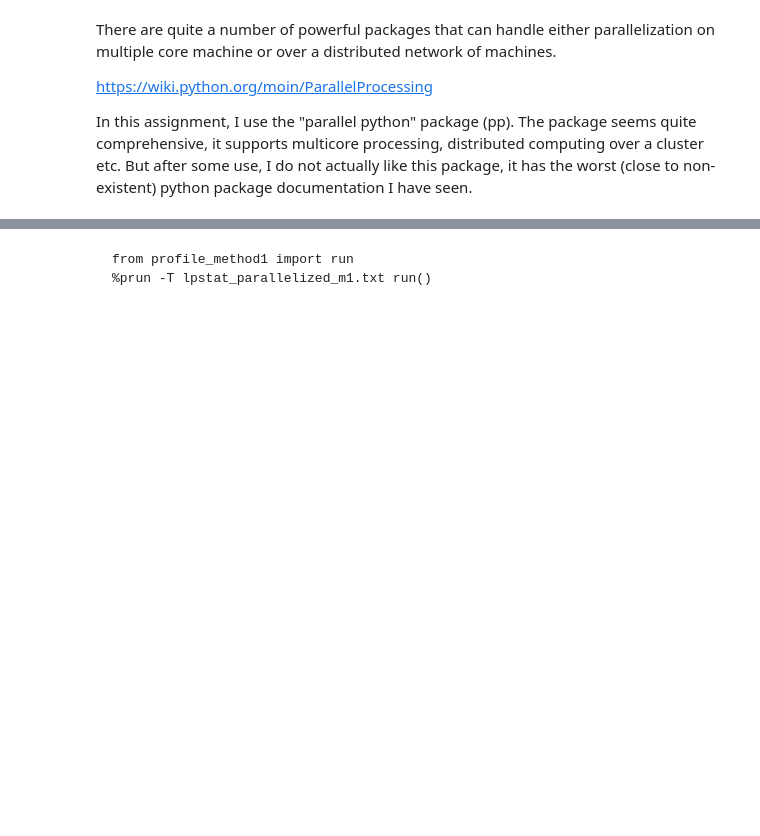
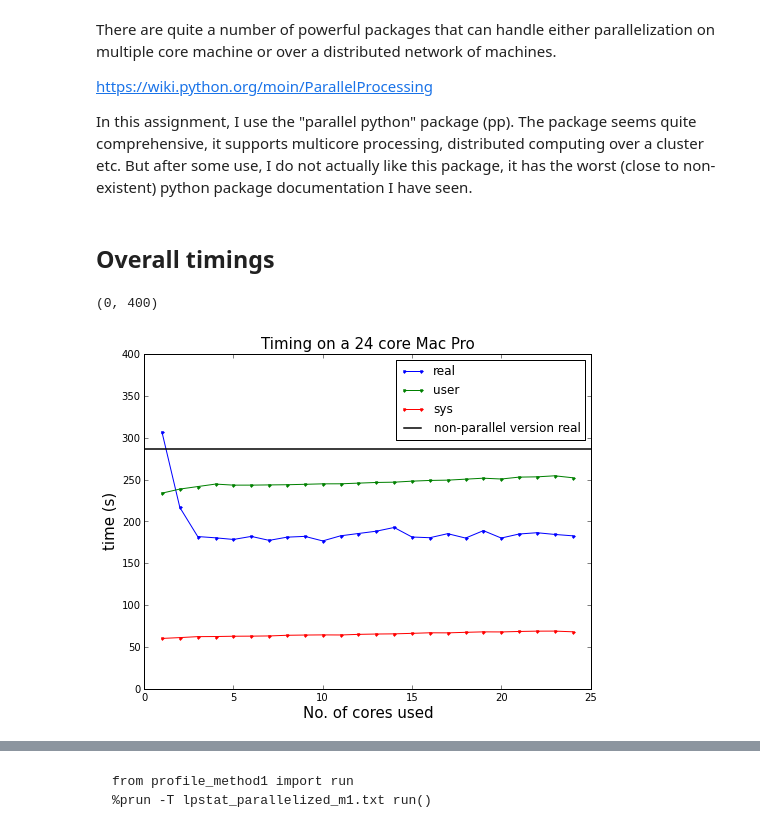
Before and after one commit to karenyng/HW2_Stat250_W14, a Jupyter notebook: writeup/Stat250 W14 HW2.ipynb, the cells around one changed output, grey strips where cells are left out. Drawn from its saved outputs; the diff is of its cells as text; code cells hidden in the pictures; blank space fills up the shorter version.

```diff
--- a/writeup/Stat250 W14 HW2.ipynb
+++ b/writeup/Stat250 W14 HW2.ipynb
@@ -199,3 +182,26 @@ There are quite a number of powerful packages that can handle either paralleliza
 
 In this assignment, I use the "parallel python" package (pp). The package seems quite comprehensive, it supports multicore processing, distributed computing over a cluster etc.
 But after some use, I do not actually like this package, it has the worst (close to non-existent) python package documentation I have seen.
+# %% [markdown]
+## Overall timings
+# %%
+from parse_time import parse_time as parse_t
+
+df = parse_t()
+non_parallel_t = 4. * 60. + 46.597
+
+fig = plt.figure(figsize = (8,6))
+ax = fig.add_subplot(111)
+ax.plot(range(1, 25), df["real"], ".-", label="real")
+ax.plot(range(1, 25), df["user"], ".-", label="user")
+ax.plot(range(1, 25), df["sys"], ".-", label="sys")
+ax.axhline(non_parallel_t, label = "non-parallel version real",
+           color = "k", linewidth = 1.5)
+ax.set_xlabel("No. of cores used", size = 15)
+ax.set_ylabel("time (s)", size = 15)
+ax.legend(loc='best')
+ax.set_title('Timing on a 24 core Mac Pro',size=15)
+ax.set_ylim((0,400))
+# %% [output]
+(0, 400)
+[figure, added]
```
Also changed, not shown: parts of 50 cells of this notebook, 4 other files.
